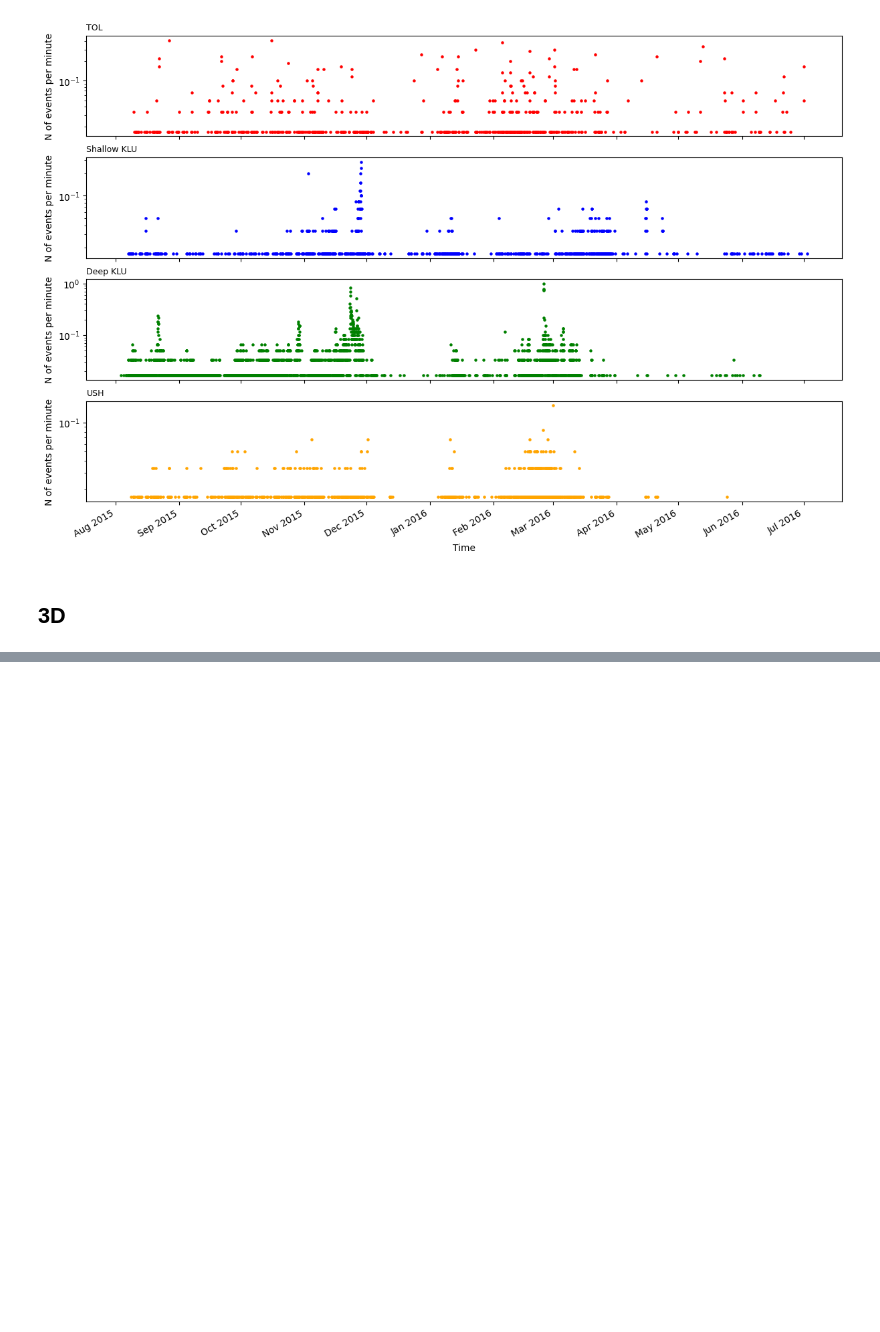
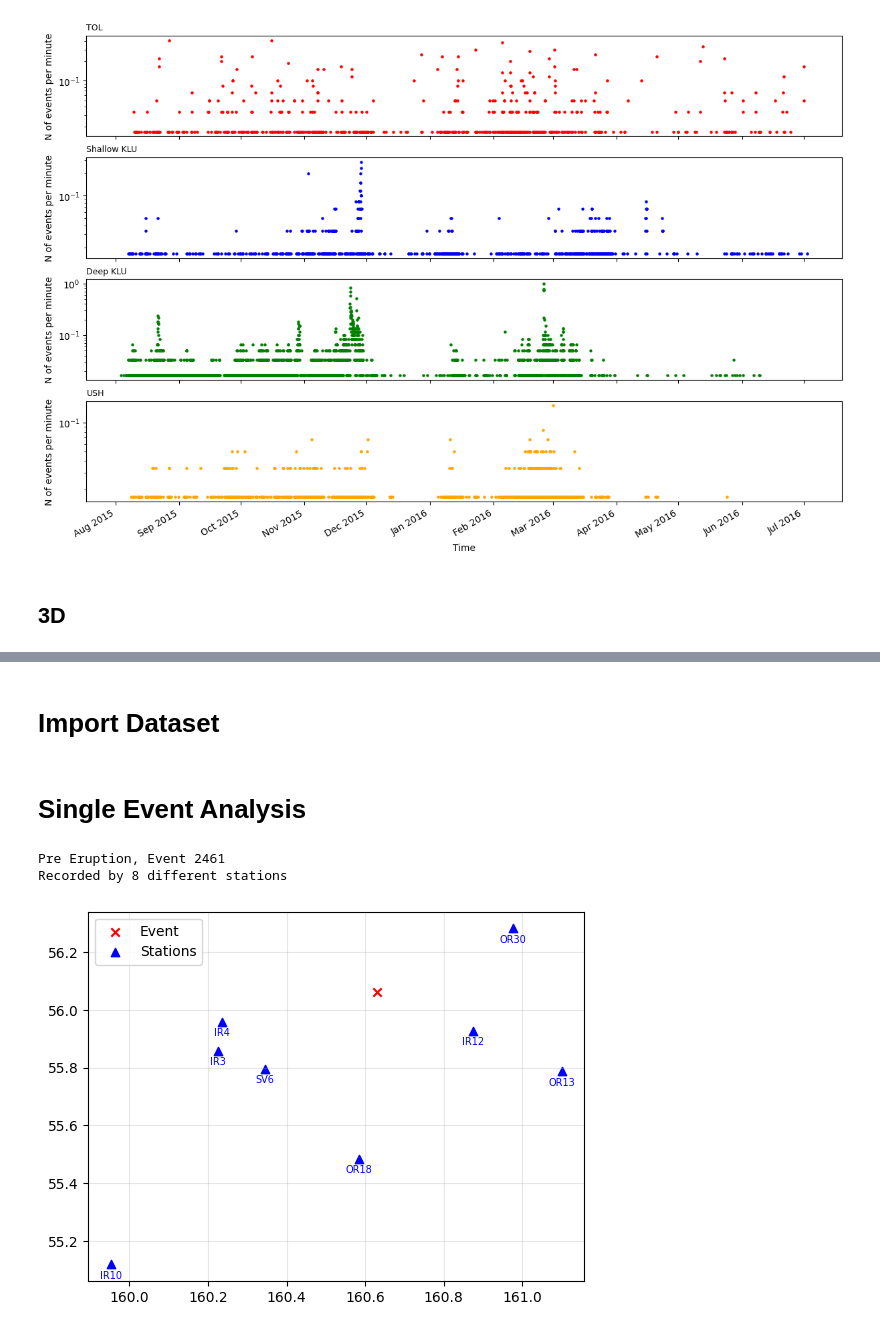
Before and after one commit to Mpinaz/Thesis, a Jupyter notebook: Plots_of_Catalog.ipynb, the cells around one changed output, grey strips where cells are left out. Cells and saved outputs as stored; diff of their text form; code cells hidden in the pictures; blank space fills up the shorter version.

```diff
--- a/Plots_of_Catalog.ipynb
+++ b/Plots_of_Catalog.ipynb
@@ -573,0 +327,10 @@ Converting to PeriodArray/Index representation will drop timezone information.
+# %% [markdown]
+# Import Dataset
+# %%
+# 90000 Registrations Pre Eruption
+with open("/content/drive/MyDrive/Datasets/Pre_Events.pkl", "rb") as f:
+    pre = pk.load(f)
+
+# 4649 Registrations Post Eruption
+with open("/content/drive/MyDrive/Datasets/Post_Events.pkl", "rb") as f:
+    post = pk.load(f)
@@ -573,0 +350,43 @@ Converting to PeriodArray/Index representation will drop timezone information.
+# %% [markdown]
+# Single Event Analysis
+# %%
+All_events = list(pre_events.keys()) + list(post_events.keys())
+np.random.shuffle(All_events)
+Event = All_events[0]
+
+Label = "Post" if Event in set(post_events.keys()) else "Pre"
+
+Data = pre_events[Event] if Label == "Pre" else post_events[Event]
+
+for _, _, st in Data:
+  for tr in st:
+
+    tr.detrend("demean")
+    tr.detrend("linear")
+
+    tr.filter(
+        "bandpass",
+        freqmin=1,
+        freqmax=20,
+        corners=4,
+        zerophase=True)
+# %%
+Stations_That_Recorded = set(i[0] for i in Data)
+for St in Stations_That_Recorded:
+
+  lat, lon = coordinates_for_station[St][0], coordinates_for_station[St][1]
+  plt.scatter(lon, lat, marker="^", color="blue")
+  plt.annotate(St, (lon, lat), textcoords="offset points", xytext=(0, -10), ha="center", fontsize=7, color="blue")
+
+plt.scatter(catalog.loc[Event, "lon"], catalog.loc[Event, "lat"], marker="x", color="red")
+
+plt.scatter([], [], marker="x", color="red", label="Event")
+plt.scatter([], [], marker="^", color="blue", label="Stations")
+print(f"{Label} Eruption, {Event}\nRecorded by {len(Stations_That_Recorded)} different stations")
+plt.legend()
+plt.grid("on",alpha=0.3)
+plt.show()
+# %% [output]
+Pre Eruption, Event 2461
+Recorded by 8 different stations
+[figure, added]
```
Also changed, not shown: parts of 35 cells of this notebook.
